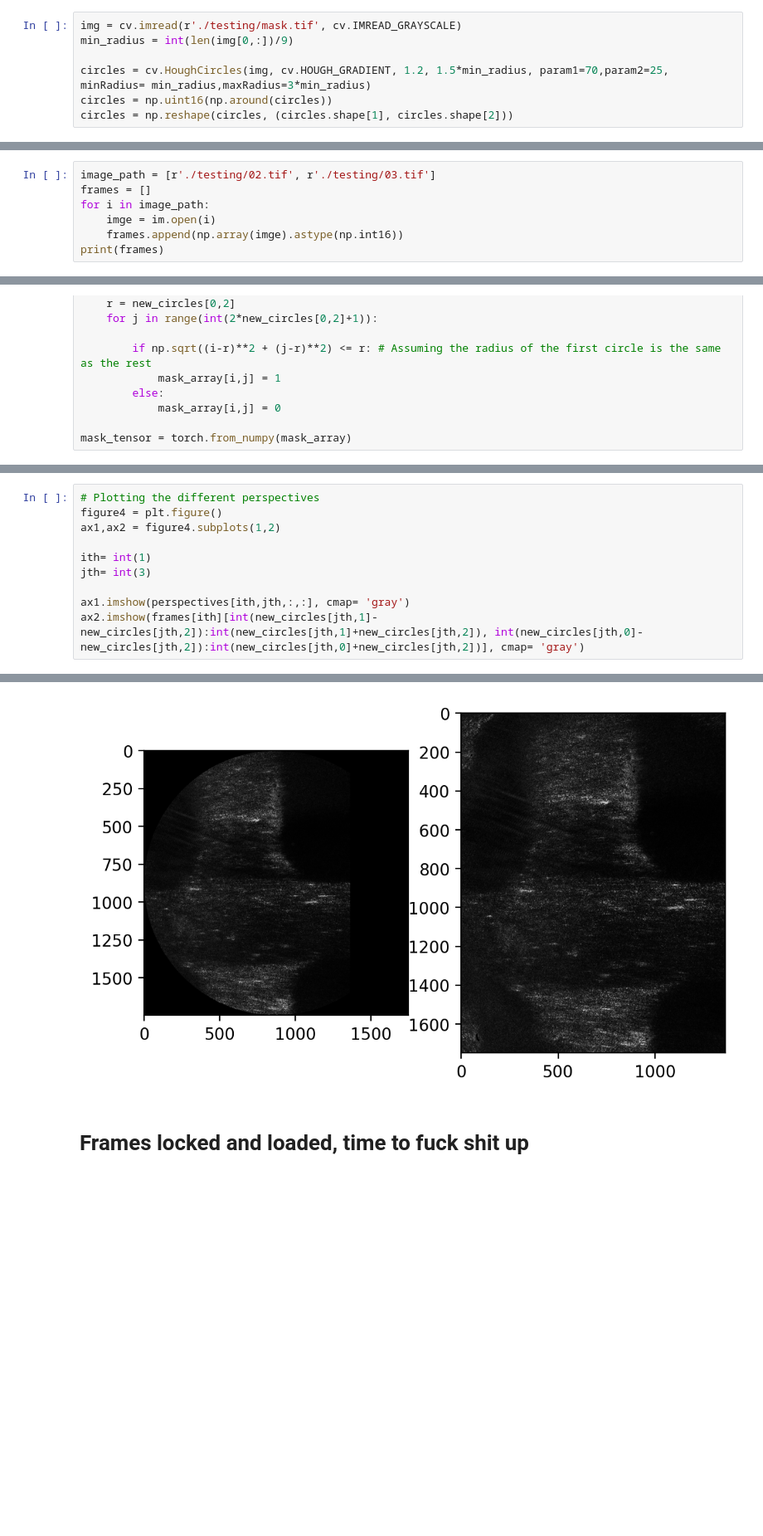
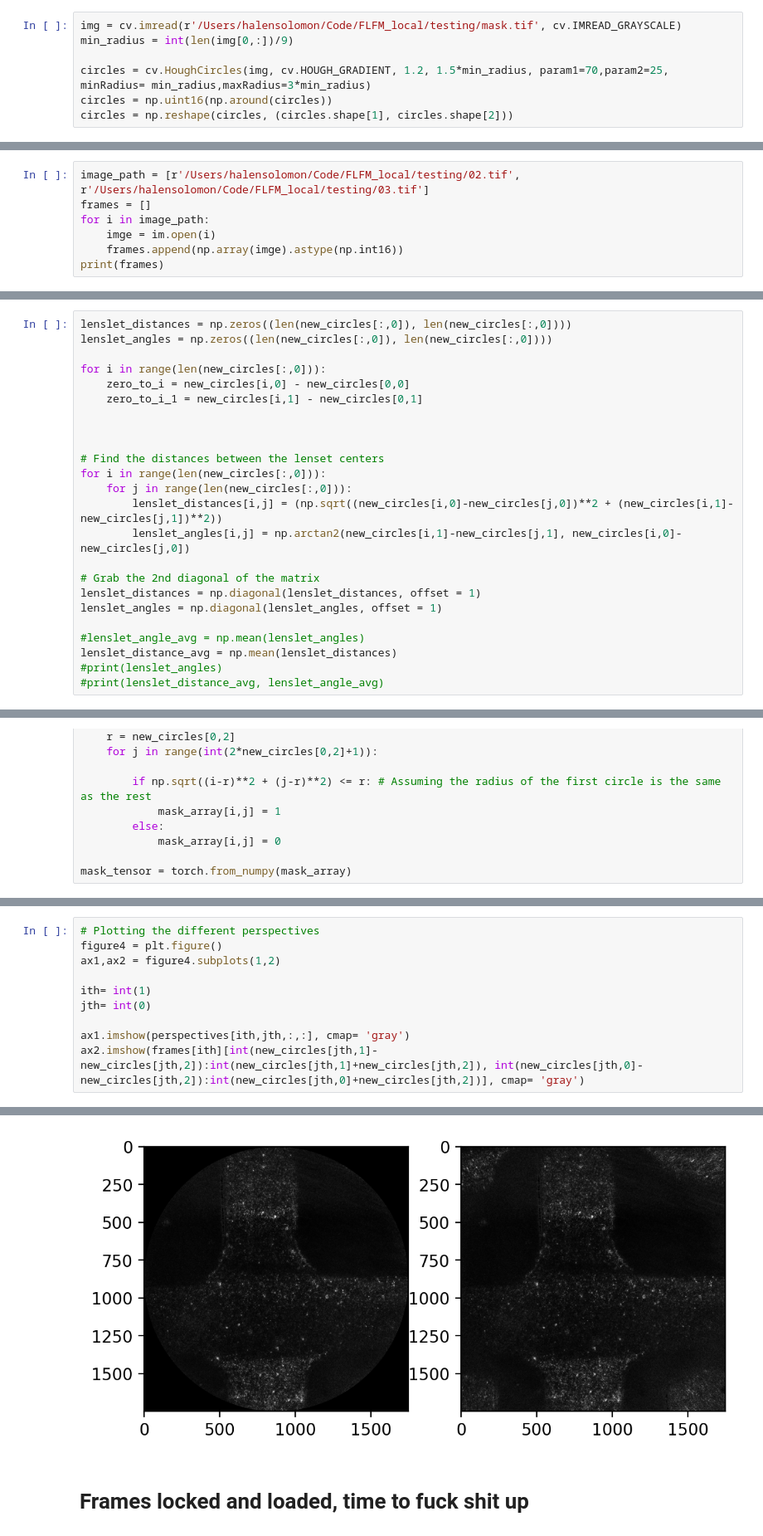
Before and after one commit to halensolomon/pyFLFM, a Jupyter notebook: halentrieshisbest.ipynb, the cells around one changed output, grey strips where cells are left out. Shown at 83% size. Saved outputs shown, nothing was run; the diff lists cells and outputs as text; blank space fills up the shorter version.

```diff
--- a/halentrieshisbest.ipynb
+++ b/halentrieshisbest.ipynb
@@ -26,7 +17,7 @@ import napari as nap
 # 1. Hough Transform for Circle Detection
 (Do not need to do everytime unless mask has changed for some ungodly reason.)
 # %%
-img = cv.imread(r'./testing/mask.tif', cv.IMREAD_GRAYSCALE)
+img = cv.imread(r'/Users/halensolomon/Code/FLFM_local/testing/mask.tif', cv.IMREAD_GRAYSCALE)
 min_radius = int(len(img[0,:])/9)
 
 circles = cv.HoughCircles(img, cv.HOUGH_GRADIENT, 1.2, 1.5*min_radius, param1=70,param2=25, minRadius= min_radius,maxRadius=3*min_radius)
@@ -126,7 +117,7 @@ for i in range(len(new_circles[:,0])):
 # %% [markdown]
 # Just to test an idea, import two images
 # %%
-image_path = [r'./testing/02.tif', r'./testing/03.tif']
+image_path = [r'/Users/halensolomon/Code/FLFM_local/testing/02.tif', r'/Users/halensolomon/Code/FLFM_local/testing/03.tif']
 frames = []
 for i in image_path:
     imge = im.open(i)
@@ -179,6 +170,30 @@ array([4137.28571429, 3194.13383661, 4993.27883978, 5912.16944753,
 len(frames[0][0,:])
 # %% [output]
 6400
+# %%
+lenslet_distances = np.zeros((len(new_circles[:,0]), len(new_circles[:,0])))
+lenslet_angles = np.zeros((len(new_circles[:,0]), len(new_circles[:,0])))
+
+for i in range(len(new_circles[:,0])):
+    zero_to_i = new_circles[i,0] - new_circles[0,0]
+    zero_to_i_1 = new_circles[i,1] - new_circles[0,1]
+
+
+
+# Find the distances between the lenset centers
+for i in range(len(new_circles[:,0])):
+    for j in range(len(new_circles[:,0])):
+        lenslet_distances[i,j] = (np.sqrt((new_circles[i,0]-new_circles[j,0])**2 + (new_circles[i,1]-new_circles[j,1])**2))
+        lenslet_angles[i,j] = np.arctan2(new_circles[i,1]-new_circles[j,1], new_circles[i,0]-new_circles[j,0])
+
+# Grab the 2nd diagonal of the matrix
+lenslet_distances = np.diagonal(lenslet_distances, offset = 1)
+lenslet_angles = np.diagonal(lenslet_angles, offset = 1)
+
+#lenslet_angle_avg = np.mean(lenslet_angles)
+lenslet_distance_avg = np.mean(lenslet_distances)
+#print(lenslet_angles)
+#print(lenslet_distance_avg, lenslet_angle_avg)
 # %%
 mask_array = np.zeros((int(2*new_circles[0,2]+1),int(2*new_circles[0,2]+1)))
 
@@ -239,16 +254,16 @@ for i in range(len(frames)):
 # %%
 # Plotting the different perspectives
 figure4 = plt.figure()
 ax1,ax2 = figure4.subplots(1,2)
 
 ith= int(1)
-jth= int(3)
+jth= int(0)
 
 ax1.imshow(perspectives[ith,jth,:,:], cmap= 'gray')
 ax2.imshow(frames[ith][int(new_circles[jth,1]-new_circles[jth,2]):int(new_circles[jth,1]+new_circles[jth,2]), int(new_circles[jth,0]-new_circles[jth,2]):int(new_circles[jth,0]+new_circles[jth,2])], cmap= 'gray')
 # %% [output]
 <matplotlib.image.AxesImage at 0x...>
-[figure, old version]
+[figure, new version]
 # %% [markdown]
 # Frames locked and loaded, time to fuck shit up
 # %% [markdown]
```
Also changed, not shown: parts of 8 cells of this notebook.
